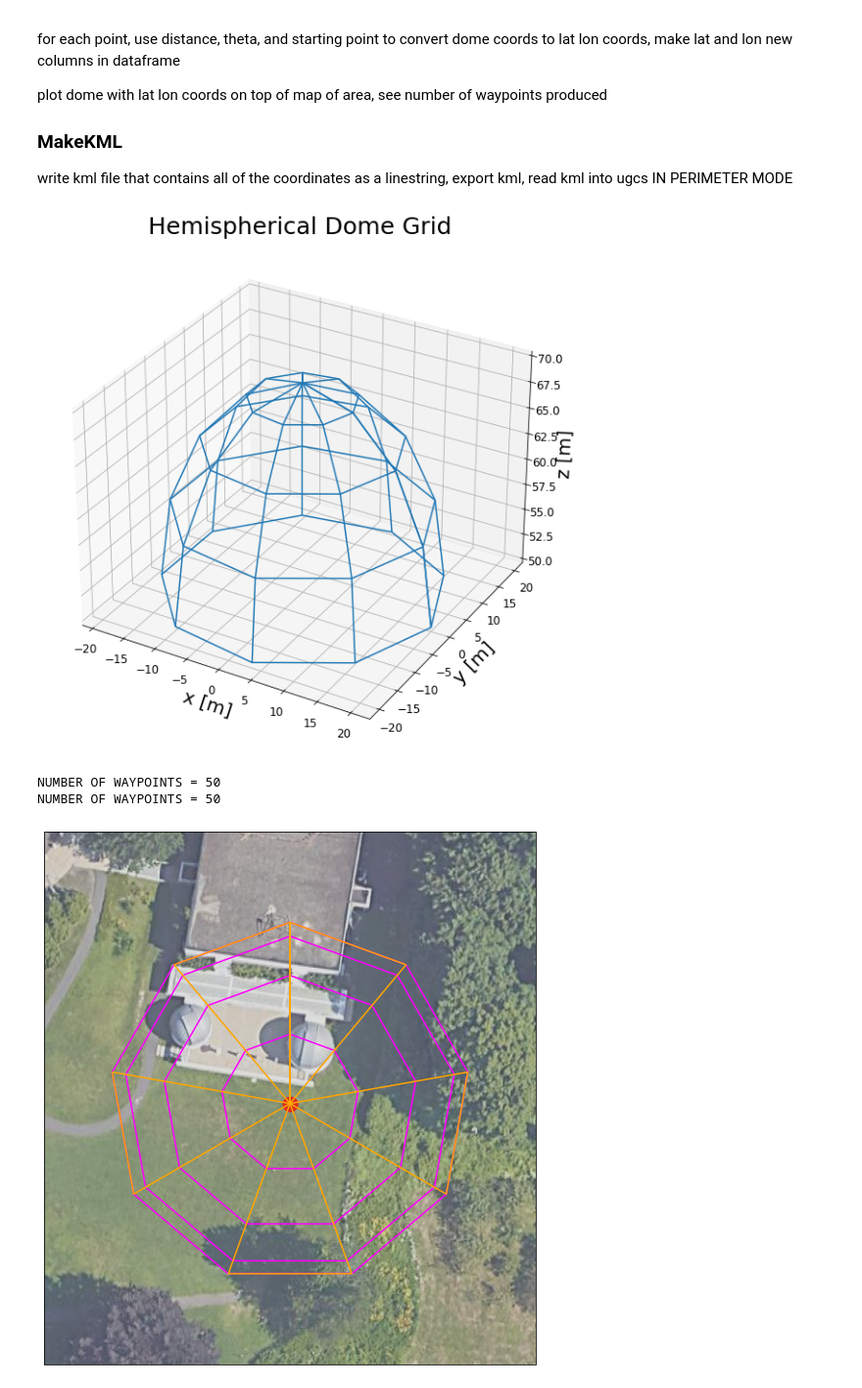
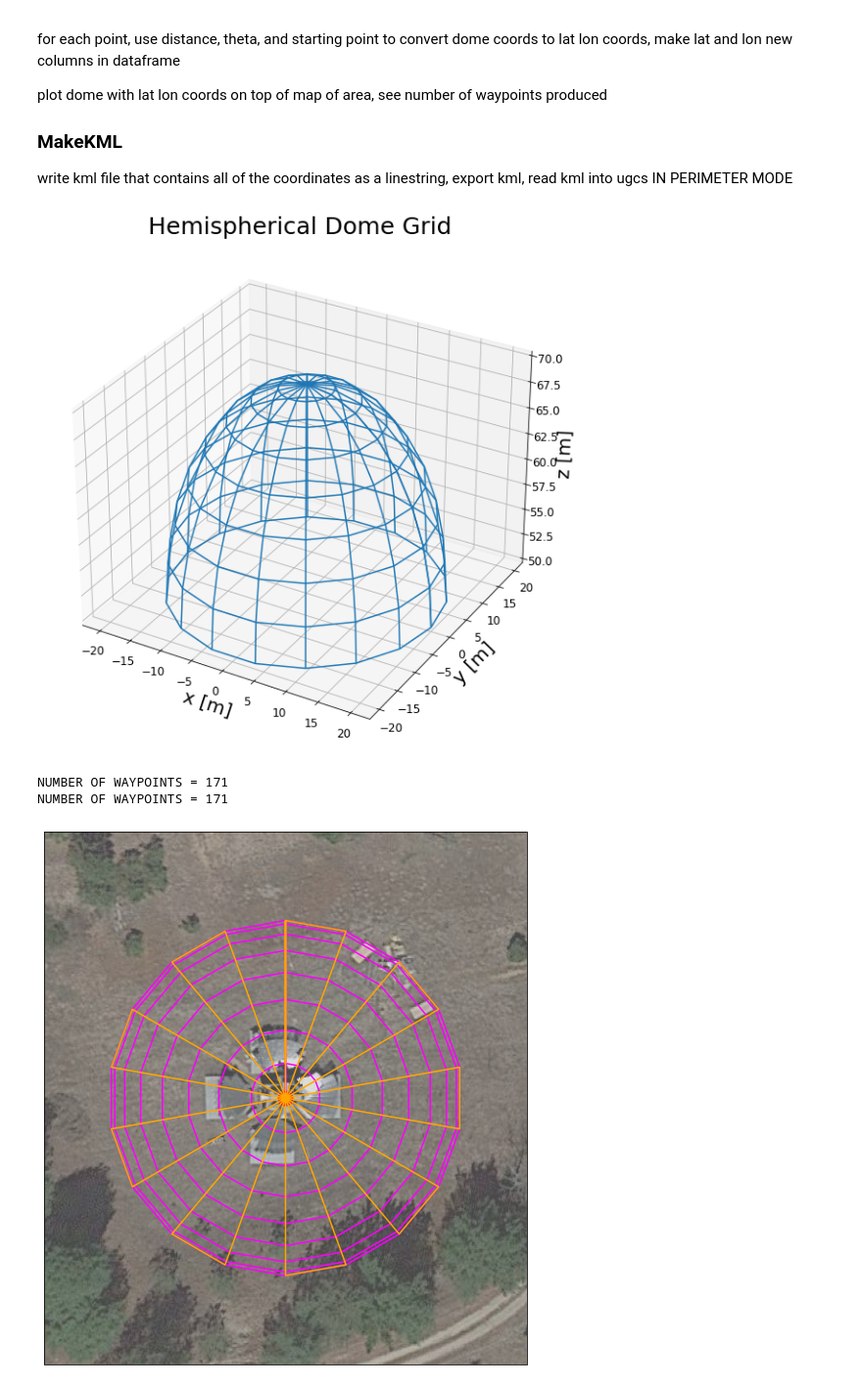
Before and after one commit to mhar206620/drone_dome, a Jupyter notebook: tutorial.ipynb, the cells around one changed output. Shown at 98% size. Drawn from its saved outputs; the diff is of its cells as text; code cells hidden in the pictures.

```diff
--- a/tutorial.ipynb
+++ b/tutorial.ipynb
@@ -45,7 +45,7 @@ plot dome with lat lon coords on top of map of area, see number of waypoints pro
 write kml file that contains all of the coordinates as a linestring, export kml, read kml into ugcs IN PERIMETER MODE
 # %%
 # instantiate the MakeDome class to generate the dome
-dome = MakeDome(angle_between_points=40, height=70, radius=20)
+dome = MakeDome(angle_between_points=20, height=70, radius=20)
 
 # call the dome_points method to generate five arrays, each containing coordinate data
 # x, y, and z are parametrized cartesian coordinate versions of the spherical theta and phi
@@ -57,26 +57,28 @@ plots = PlottingAndSchematics()
 # rendering the dome in arbitrary space
 fig, ax = plots.render_dome(x, y, z)
 # %% [output]
-[figure, old version]
+[figure, new version]
 # %%
 # instantiate the MakeCoords class
-coords = MakeCoords(x, y, z, theta, phi, latitude=41.3209269, longitude=-72.9219232)
+coords = MakeCoords(x, y, z, theta, phi, latitude=40.869932, longitude=-72.866064)
 
 # generate the latitude/longitude coordinates of the ring passes
 df_ring = coords.make_lat_lon_ring()
 
 # generate the latitude/longitude coordinates of the arch passes
 df_arch = coords.make_lat_lon_arch()
+
+### NEED TO ADJUST WHERE THE NUMBER OF WAYPOINTS GETS SPIT OUT!!!
 # %% [output]
-NUMBER OF WAYPOINTS = 50
-NUMBER OF WAYPOINTS = 50
+NUMBER OF WAYPOINTS = 171
+NUMBER OF WAYPOINTS = 171
 # %%
 # plot the lat/lon coordinates on top of satellite imagery to verify the location is correct
 # this is a top view only, it does not show altitude
 # altitude is not affected by the lat/lon transformation as is the same z visualized above in the dome rendering
-fig, ax = plots.sat_plot(df_ring, df_arch, dish_longitude=-72.9219232, dish_latitude=41.3209269)
+fig, ax = plots.sat_plot(df_ring, df_arch, dish_longitude=-72.866064, dish_latitude=40.869932)
 # %% [output]
-[figure, old version]
+[figure, new version]
 # %%
 # instantiate the MakeKML class
 kml = MakeKML()
```
Also changed, not shown: 3 other files.
